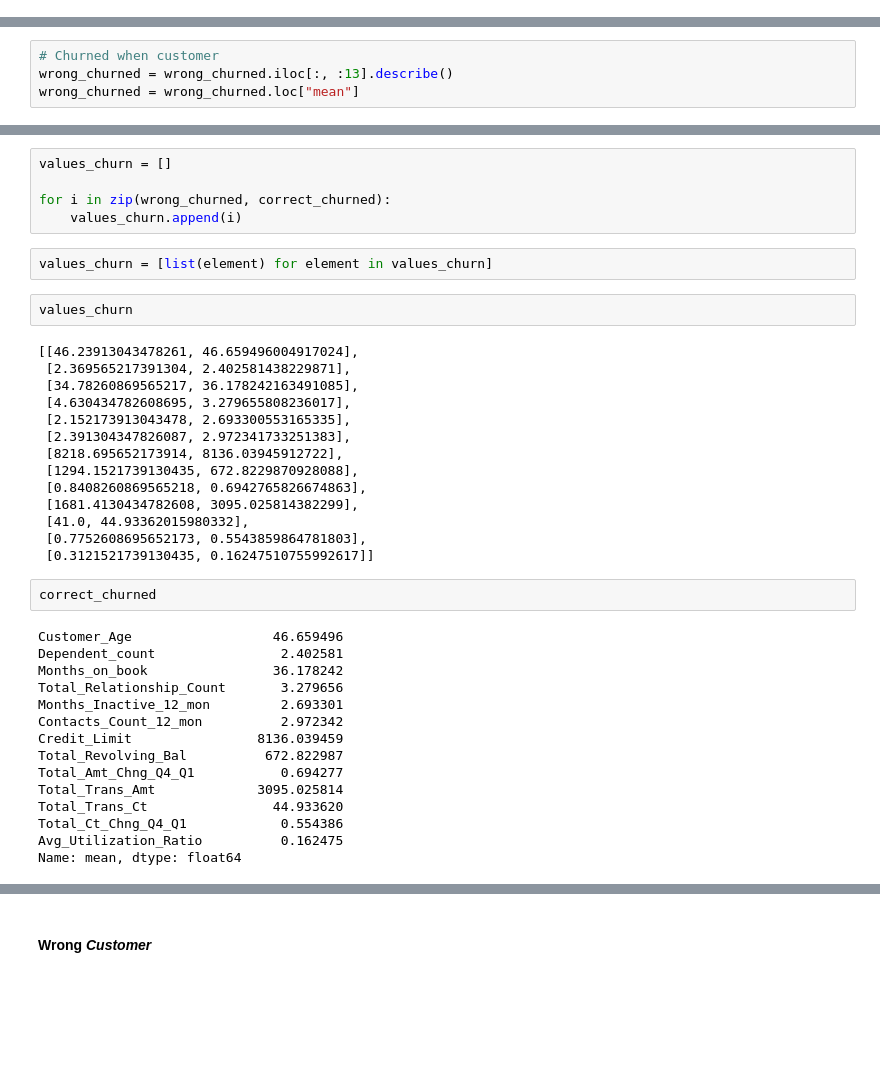
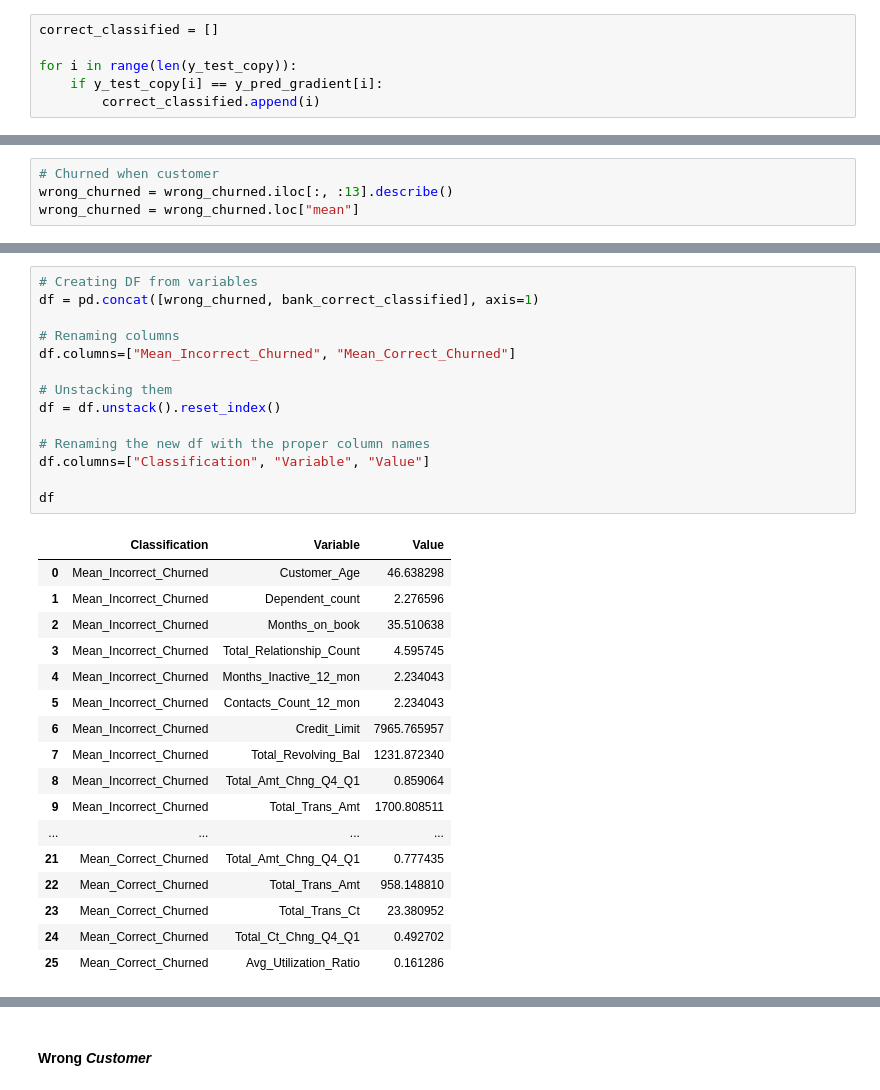
Before and after one commit to VictorLJay/Customer-Churn-Predictor, a Jupyter notebook: your-project/ML Modeling.ipynb, the cells around one changed output, grey strips where cells are left out. Cells and saved outputs as stored; diff of their text form; blank space fills up the shorter version.

```diff
--- a/your-project/ML Modeling.ipynb
+++ b/your-project/ML Modeling.ipynb
@@ -894,3 +894,9 @@ bank_misclassified = bank_misclassified.iloc[misclassified, :]
 
 # Creating a new column with the wrong classification the model gave to that index
 bank_misclassified.loc[:, "Classified_As"] = np.where(bank_misclassified["x1_Existing Customer"] == 0, 1, 0)
+# %%
+correct_classified = []
+
+for i in range(len(y_test_copy)):
+    if y_test_copy[i] == y_pred_gradient[i]:
+        correct_classified.append(i)
@@ -923,40 +934,32 @@ correct_churned = correct_churned.loc["mean"]
-# %%
-values_churn = []
-
-for i in zip(wrong_churned, correct_churned):
-    values_churn.append(i)
-# %%
-values_churn = [list(element) for element in values_churn]
-# %%
-values_churn
-# %% [output]
-[[46.23913043478261, 46.659496004917024],
- [2.369565217391304, 2.402581438229871],
- [34.78260869565217, 36.178242163491085],
- [4.630434782608695, 3.279655808236017],
- [2.152173913043478, 2.693300553165335],
- [2.391304347826087, 2.972341733251383],
- [8218.695652173914, 8136.03945912722],
- [1294.1521739130435, 672.8229870928088],
- [0.8408260869565218, 0.6942765826674863],
- [1681.4130434782608, 3095.025814382299],
- [41.0, 44.93362015980332],
- [0.7752608695652173, 0.5543859864781803],
- [0.3121521739130435, 0.16247510755992617]]
-# %%
-correct_churned
-# %% [output]
-Customer_Age                  46.659496
-Dependent_count                2.402581
-Months_on_book                36.178242
-Total_Relationship_Count       3.279656
-Months_Inactive_12_mon         2.693301
-Contacts_Count_12_mon          2.972342
-Credit_Limit                8136.039459
-Total_Revolving_Bal          672.822987
-Total_Amt_Chng_Q4_Q1           0.694277
-Total_Trans_Amt             3095.025814
-Total_Trans_Ct                44.933620
-Total_Ct_Chng_Q4_Q1            0.554386
-Avg_Utilization_Ratio          0.162475
-Name: mean, dtype: float64
+# %%
+# Creating DF from variables
+df = pd.concat([wrong_churned, bank_correct_classified], axis=1)
+
+# Renaming columns
+df.columns=["Mean_Incorrect_Churned", "Mean_Correct_Churned"]
+
+# Unstacking them
+df = df.unstack().reset_index()
+
+# Renaming the new df with the proper column names
+df.columns=["Classification", "Variable", "Value"]
+
+df
+# %% [output]
+|  | Classification | Variable | Value |
+| 0 | Mean_Incorrect_Churned | Customer_Age | 46.638298 |
+| 1 | Mean_Incorrect_Churned | Dependent_count | 2.276596 |
+| 2 | Mean_Incorrect_Churned | Months_on_book | 35.510638 |
+| 3 | Mean_Incorrect_Churned | Total_Relationship_Count | 4.595745 |
+| 4 | Mean_Incorrect_Churned | Months_Inactive_12_mon | 2.234043 |
+| 5 | Mean_Incorrect_Churned | Contacts_Count_12_mon | 2.234043 |
+| 6 | Mean_Incorrect_Churned | Credit_Limit | 7965.765957 |
+| 7 | Mean_Incorrect_Churned | Total_Revolving_Bal | 1231.872340 |
+| 8 | Mean_Incorrect_Churned | Total_Amt_Chng_Q4_Q1 | 0.859064 |
+| 9 | Mean_Incorrect_Churned | Total_Trans_Amt | 1700.808511 |
+| ... | ... | ... | ... |
+| 21 | Mean_Correct_Churned | Total_Amt_Chng_Q4_Q1 | 0.777435 |
+| 22 | Mean_Correct_Churned | Total_Trans_Amt | 958.148810 |
+| 23 | Mean_Correct_Churned | Total_Trans_Ct | 23.380952 |
+| 24 | Mean_Correct_Churned | Total_Ct_Chng_Q4_Q1 | 0.492702 |
+| 25 | Mean_Correct_Churned | Avg_Utilization_Ratio | 0.161286 |
```
Also changed, not shown: parts of 9 cells of this notebook, 6 other files.
